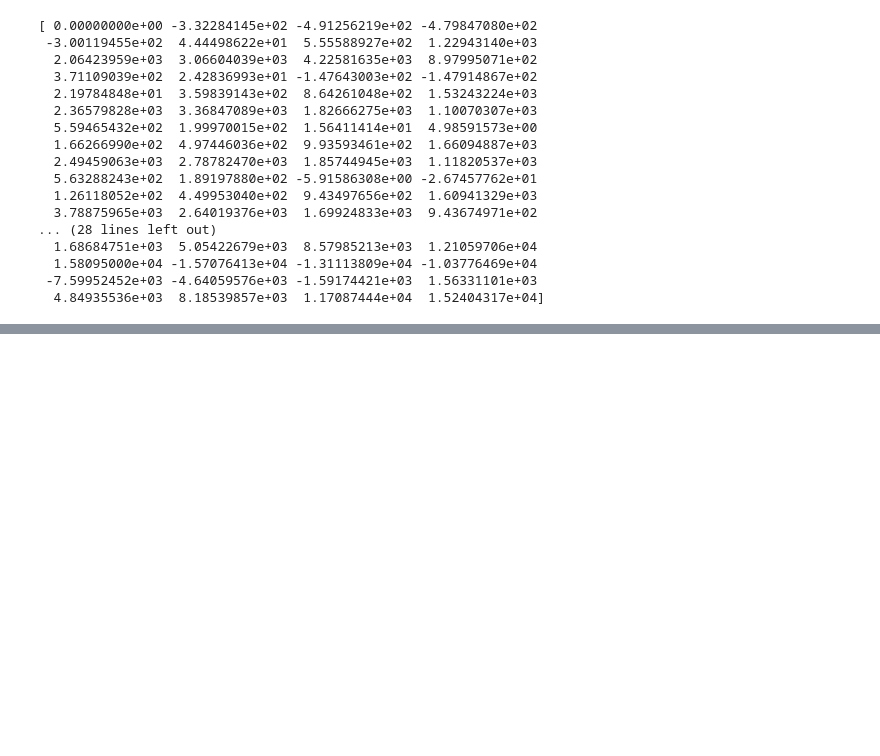
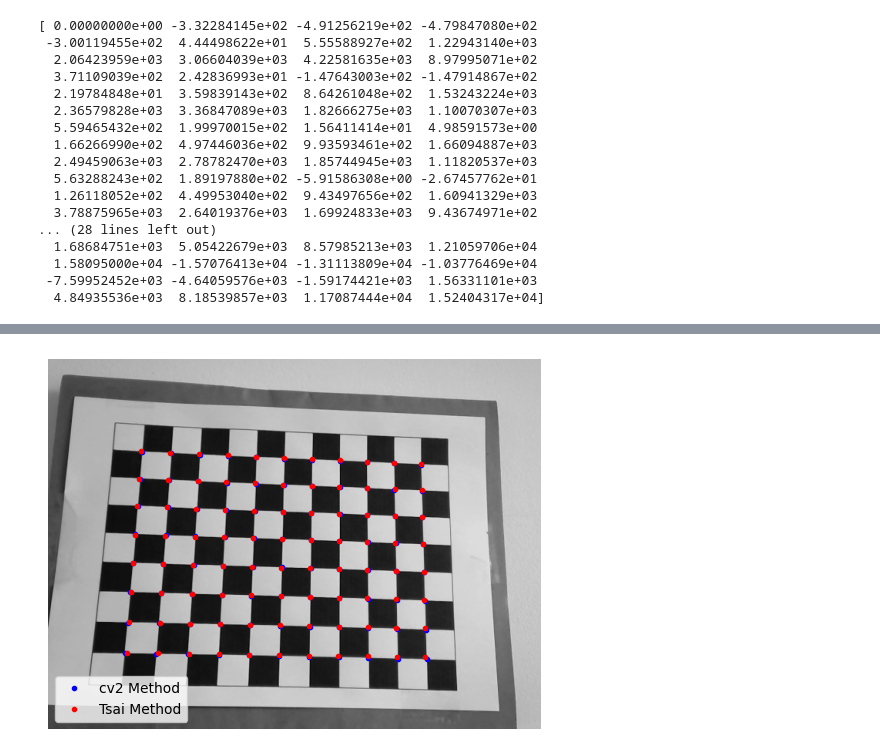
Before and after one commit to blouxongit/tp_calibrage, a Jupyter notebook: srcs/main.ipynb, the cells around one changed output, grey strips where cells are left out. Drawn from its saved outputs; the diff is of its cells as text; code cells hidden in the pictures; blank space fills up the shorter version.

```diff
--- a/srcs/main.ipynb
+++ b/srcs/main.ipynb
@@ -339,0 +416,13 @@ plt.show()
+# %%
+img = plt.imread("../data/mire_2.png")
+
+plt.figure(2)
+plt.imshow(img)
+plt.axis('off')
+plt.plot(imgpoints2_2[:,0],imgpoints2_2[:,1],marker2)
+plt.plot(U[88:],V[88:],marker)
+plt.legend(["cv2 Method", "Tsai Method"], loc = "lower left")
+#plt.savefig("../data/comparison.eps", format = 'eps')
+plt.show()
+# %% [output]
+[figure, added]
```
Also changed, not shown: parts of 11 cells of this notebook, 1 other file.
